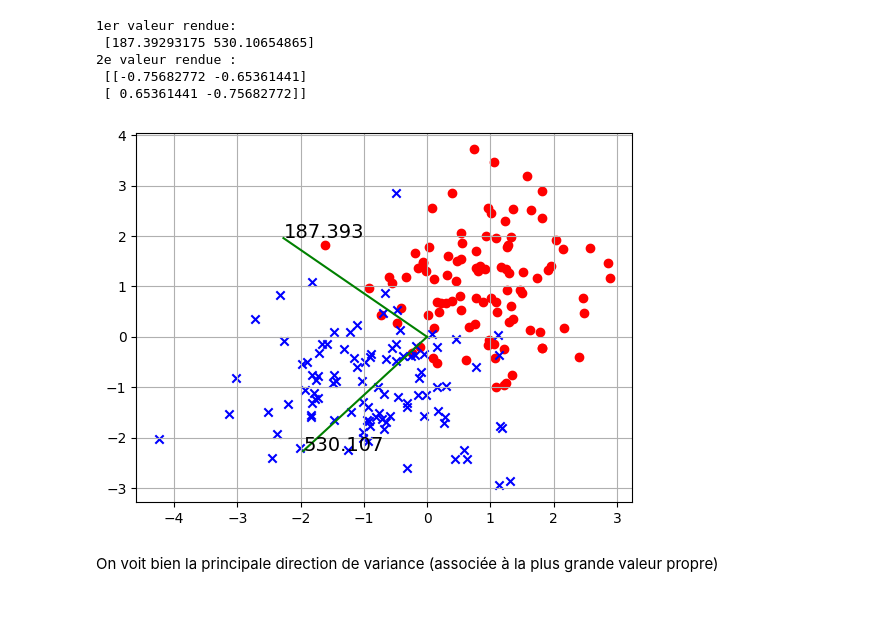
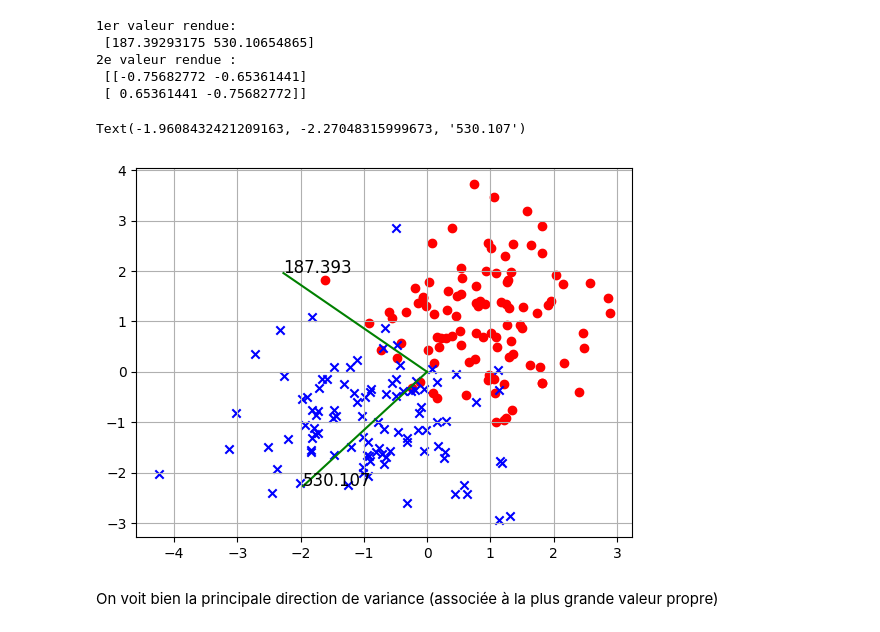
Before and after one commit to dorinm17/data-science-labs, a Jupyter notebook: tme-05/tme-05-Manea_Dorin.ipynb, the cells around one changed output. Saved outputs shown, nothing was run; the diff lists cells and outputs as text; code cells hidden in the pictures.

```diff
--- a/tme-05/tme-05-Manea_Dorin.ipynb
+++ b/tme-05/tme-05-Manea_Dorin.ipynb
@@ -660,7 +679,7 @@ array([[18, 22, 27],
 
 # Décommentez et compléter la ligne suivante:
 
-# lam, V =
+lam, V = np.linalg.eig(X.T @ X)
 
 
 # ###################################
@@ -676,25 +695,28 @@ print("2e valeur rendue :\n", V)
 # %%
 # tracer les vecteurs propres, à partir de (0,0) sur le scatter des points (X,Y)
 # A l'aide de la commande plt.text, vous pouvez rajouter la "force" des axes si vous voulez
 
 plt.figure()
 plt.grid('on')
 # Affichage de l'ensemble des exemples :
 plt.scatter(X[Y==-1,0],X[Y==-1,1],marker='o', color="red") # 'o' rouge pour la classe -1
 plt.scatter(X[Y==1,0],X[Y==1,1],marker='x', color="blue") # 'x' bleu pour la classe +1
-# A COMPLETER
 
-# .... ICI
+plt.plot([0, 3 * V[0,0]], [0, 3 * V[1,0]], color='green')  # Premier vecteur propre
+plt.plot([0, 3 * V[0,1]], [0, 3 * V[1,1]], color='green')  # Deuxième vecteur propre
 
+plt.text(3 * V[0,0], 3 * V[1,0], round(lam[0], 3), fontsize=12)
+plt.text(3 * V[0,1], 3 * V[1,1], round(lam[1], 3), fontsize=12)
 
 # Décommenter la ligne suivante pour avoir la légende :
 #plt.legend(["cl1", "cl2","axe 1"+str(V[:,0]),"axe 2"+str(V[:,1])])
 
 
 # Si vous voulez sauvegarder l'image :
 #plt.savefig("out/acp.png",bbox_inches='tight', transparent=True,pad_inches=0)
 # %% [output]
+Text(-1.9608432421209163, -2.27048315999673, '530.107')
-[figure, old version]
+[figure, new version]
 # %% [markdown]
 On voit bien la principale direction de variance (associée à la plus grande valeur propre)
 # %% [markdown]
```
Also changed, not shown: parts of 10 cells of this notebook, 2 other files.
